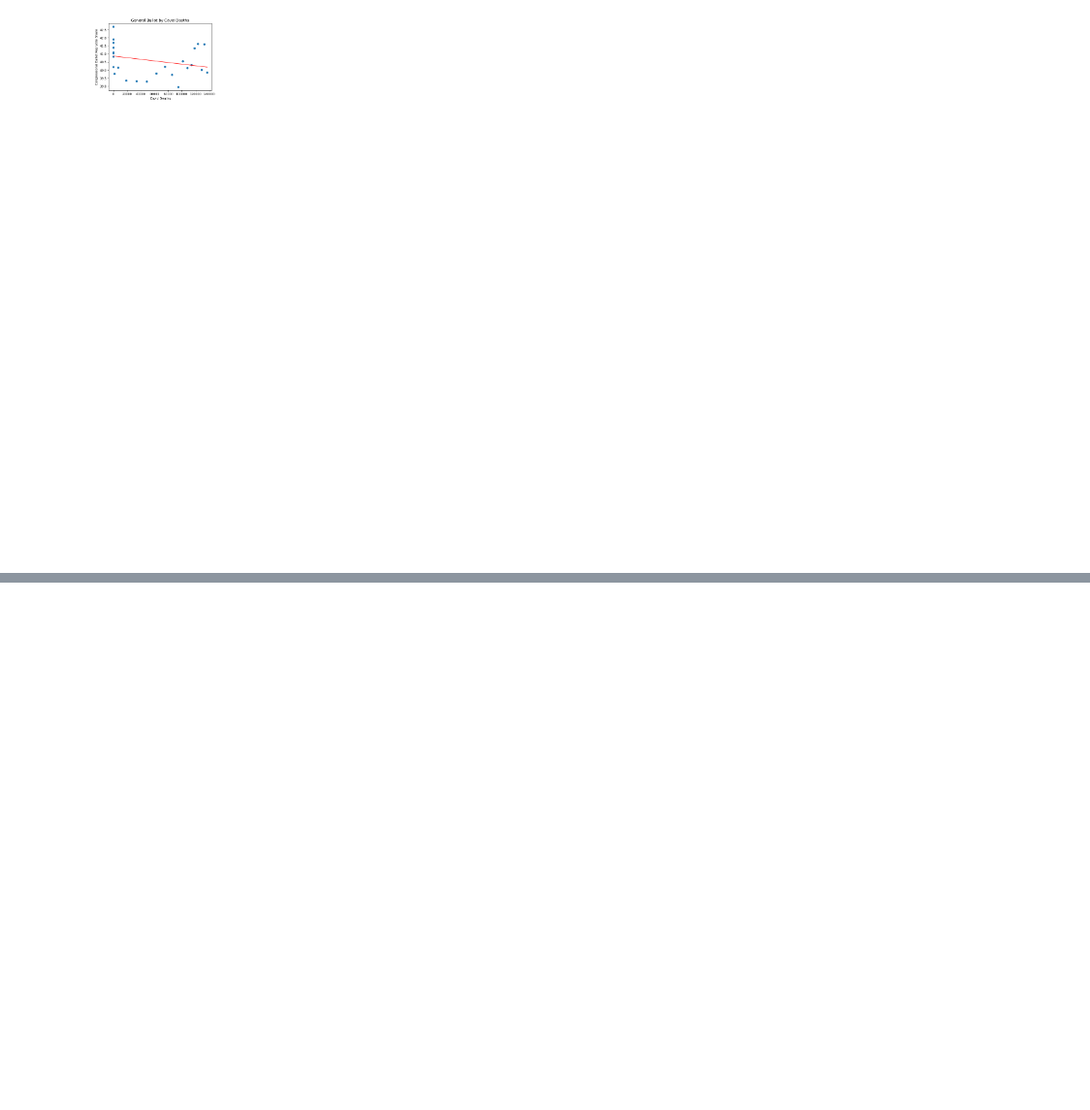
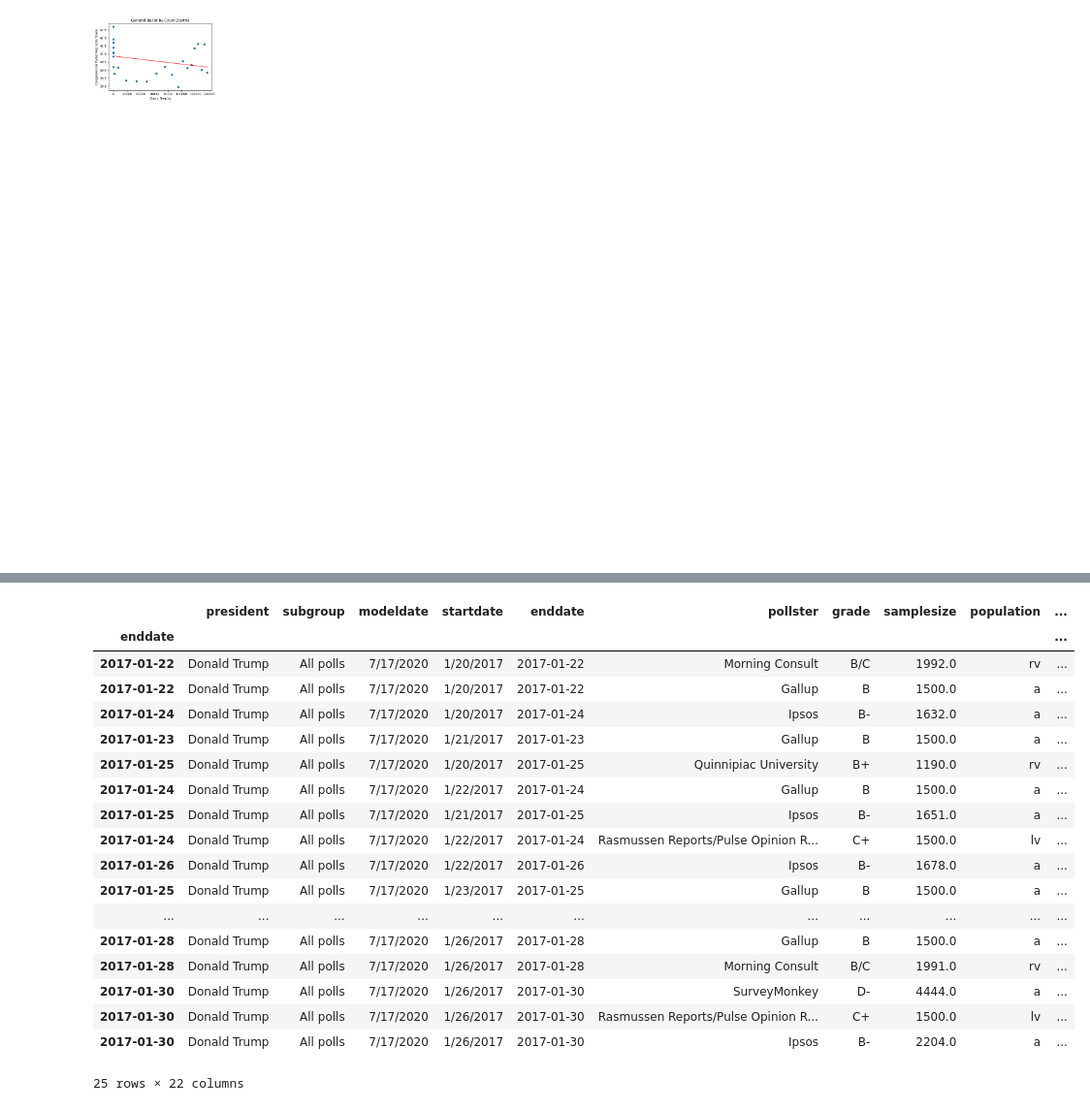
Before and after one commit to wrighhj/Group_2_Project_1, a Jupyter notebook: T-test.ipynb, the cells around one changed output, grey strips where cells are left out. Shown at 97% size. Cells and saved outputs as stored; diff of their text form; code cells hidden in the pictures; blank space fills up the shorter version.

```diff
--- a/T-test.ipynb
+++ b/T-test.ipynb
@@ -301,0 +347,22 @@ The r-squared is: 0.06668568957703314
+# %%
+trump_ratings.head(25)
+# %% [output]
+|  | president | subgroup | modeldate | startdate | enddate | pollster | grade | samplesize | population | ... |
+| enddate |  |  |  |  |  |  |  |  |  | ... |
+| 2017-01-22 | Donald Trump | All polls | 7/17/2020 | 1/20/2017 | 2017-01-22 | Morning Consult | B/C | 1992.0 | rv | ... |
+| 2017-01-22 | Donald Trump | All polls | 7/17/2020 | 1/20/2017 | 2017-01-22 | Gallup | B | 1500.0 | a | ... |
+| 2017-01-24 | Donald Trump | All polls | 7/17/2020 | 1/20/2017 | 2017-01-24 | Ipsos | B- | 1632.0 | a | ... |
+| 2017-01-23 | Donald Trump | All polls | 7/17/2020 | 1/21/2017 | 2017-01-23 | Gallup | B | 1500.0 | a | ... |
+| 2017-01-25 | Donald Trump | All polls | 7/17/2020 | 1/20/2017 | 2017-01-25 | Quinnipiac University | B+ | 1190.0 | rv | ... |
+| 2017-01-24 | Donald Trump | All polls | 7/17/2020 | 1/22/2017 | 2017-01-24 | Gallup | B | 1500.0 | a | ... |
+| 2017-01-25 | Donald Trump | All polls | 7/17/2020 | 1/21/2017 | 2017-01-25 | Ipsos | B- | 1651.0 | a | ... |
+| 2017-01-24 | Donald Trump | All polls | 7/17/2020 | 1/22/2017 | 2017-01-24 | Rasmussen Reports/Pulse Opinion R... | C+ | 1500.0 | lv | ... |
+| 2017-01-26 | Donald Trump | All polls | 7/17/2020 | 1/22/2017 | 2017-01-26 | Ipsos | B- | 1678.0 | a | ... |
+| 2017-01-25 | Donald Trump | All polls | 7/17/2020 | 1/23/2017 | 2017-01-25 | Gallup | B | 1500.0 | a | ... |
+| ... | ... | ... | ... | ... | ... | ... | ... | ... | ... | ... |
+| 2017-01-28 | Donald Trump | All polls | 7/17/2020 | 1/26/2017 | 2017-01-28 | Gallup | B | 1500.0 | a | ... |
+| 2017-01-28 | Donald Trump | All polls | 7/17/2020 | 1/26/2017 | 2017-01-28 | Morning Consult | B/C | 1991.0 | rv | ... |
+| 2017-01-30 | Donald Trump | All polls | 7/17/2020 | 1/26/2017 | 2017-01-30 | SurveyMonkey | D- | 4444.0 | a | ... |
+| 2017-01-30 | Donald Trump | All polls | 7/17/2020 | 1/26/2017 | 2017-01-30 | Rasmussen Reports/Pulse Opinion R... | C+ | 1500.0 | lv | ... |
+| 2017-01-30 | Donald Trump | All polls | 7/17/2020 | 1/26/2017 | 2017-01-30 | Ipsos | B- | 2204.0 | a | ... |
+25 rows × 22 columns
```
Also changed, not shown: parts of 11 cells of this notebook.
